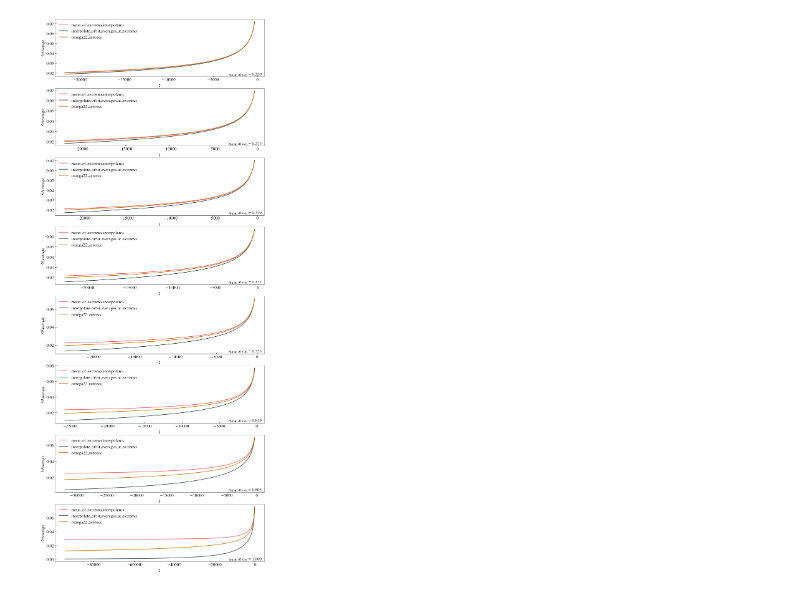
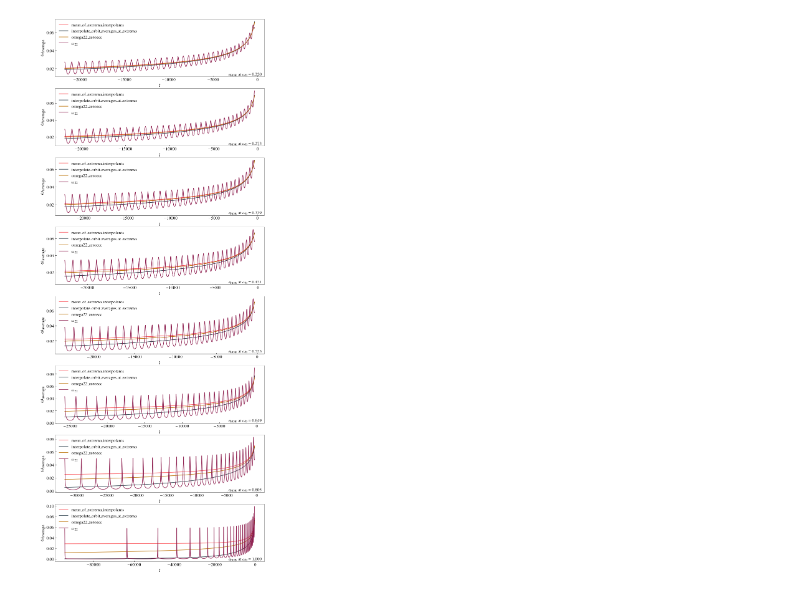
Before and after one commit to vijayvarma392/gw_eccentricity, a Jupyter notebook: notebook/compare_omega_averaging_methods.ipynb, the cells around one changed output. Saved outputs shown, nothing was run; the diff lists cells and outputs as text; code cells hidden in the pictures.

```diff
--- a/notebook/compare_omega_averaging_methods.ipynb
+++ b/notebook/compare_omega_averaging_methods.ipynb
@@ -55,28 +22,31 @@ zeroecc_waveform = "../data/ecc_waveforms/Non-Precessing/EOB/EccTest_q4.00_chi1z
 # %%
 nrows = len(eob_waveforms)
 style = "Notebook"
 method = "ResidualAmplitude"
 use_fancy_plotsettings(style=style)
 fig, axes = plt.subplots(nrows=nrows, figsize=(figWidthsTwoColDict[style], nrows * figHeightsDict[style]))
 for idx, waveform in tqdm(enumerate(eob_waveforms)):
     ecc = float(re.search("\d.\d{10}", waveform)[0])
     # laod data
     kwargs = {"filepath": waveform,
              "filepath_zero_ecc": zeroecc_waveform,
              "include_zero_ecc": True}
     dataDict = load_waveform("EOB", **kwargs)
     fref_in = 0.01
     for omega_avg_method in averaging_methods:
         fref_out, ecc_ref, mean_ano_ref, gwecc_obj = measure_eccentricity(
             fref_in=fref_in, dataDict=dataDict, method=method, return_gwecc_object=True,
             extra_kwargs={"omega22_averaging_method": omega_avg_method})
         axes[idx].plot(gwecc_obj.t_for_omega22_average, gwecc_obj.omega22_average, label=omega_avg_method)
+    start = np.argmin(np.abs(gwecc_obj.t - gwecc_obj.t_for_omega22_average[0]))
+    end = np.argmin(np.abs(gwecc_obj.t - gwecc_obj.t_for_omega22_average[-1]))
+    axes[idx].plot(gwecc_obj.t[start: end], gwecc_obj.omega22[start: end], label=r"$\omega_{22}$")
     axes[idx].legend()
     axes[idx].set_xlabel(r"$t$")
     axes[idx].set_ylabel(r"$\omega_\mathrm{average}$")
     axes[idx].text(0.99, 0.01, f"$e_\mathrm{{EOB}}$ at $\omega_0$ = {ecc:.3f}", va="bottom", ha="right", transform=axes[idx].transAxes)
 # %% [output]
-[figure, old version]
+[figure, new version]
 # %%
 fig.tight_layout()
 fig.savefig("compare_omega_averaging_methods.png")
```
Also changed, not shown: parts of 4 cells of this notebook.
